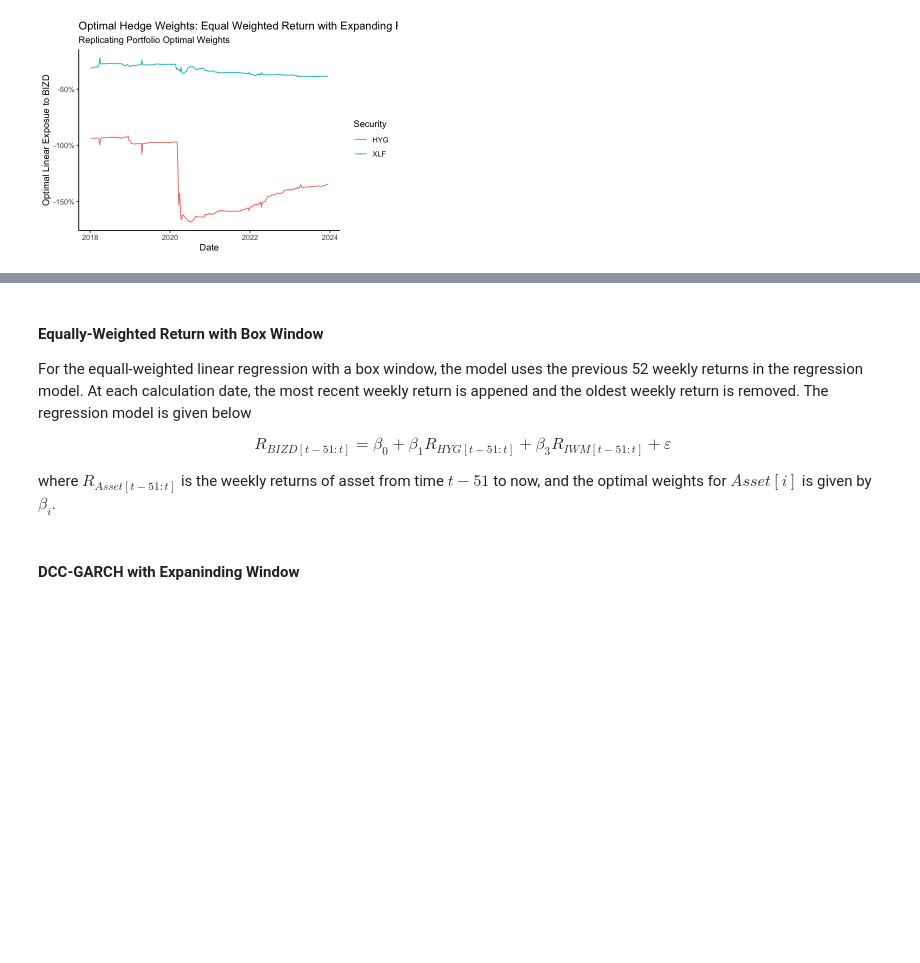
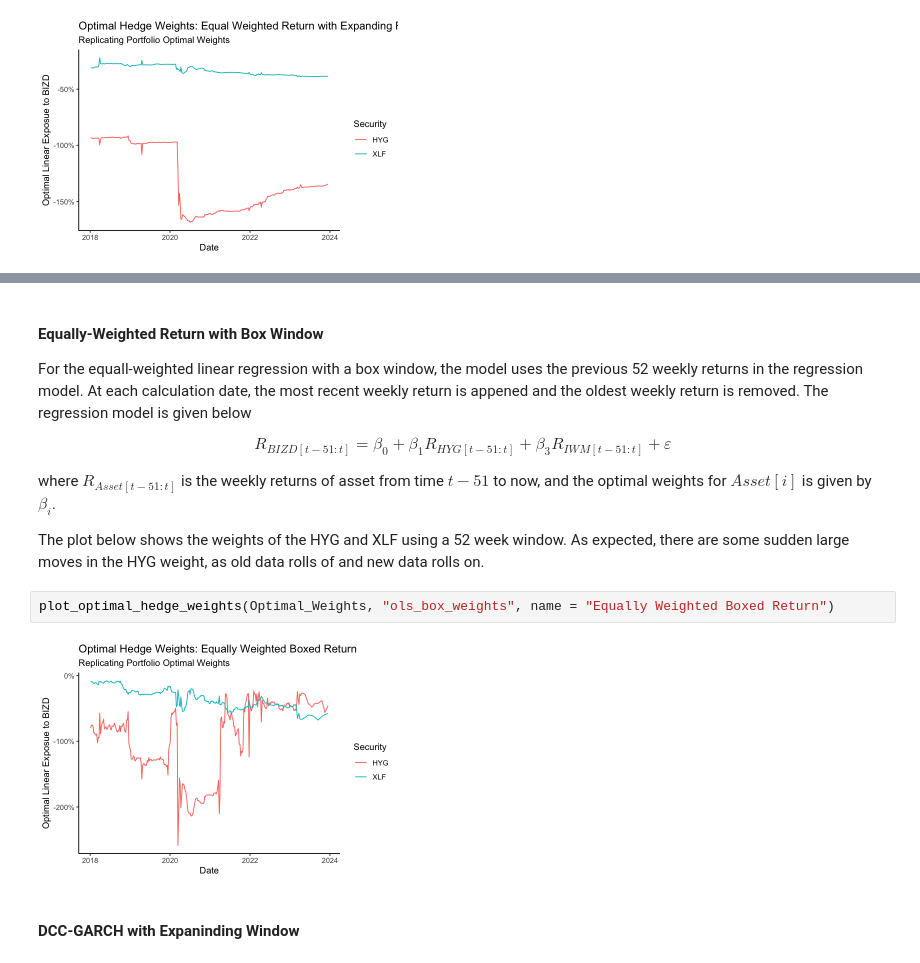
Before and after one commit to twood886/FINM33150_Quant_Trading_Project, a Jupyter notebook: Popat_Weekes_Wood_FINM33150_FinalProject.ipynb, the cells around one changed output, grey strips where cells are left out. Saved outputs shown, nothing was run; the diff lists cells and outputs as text; blank space fills up the shorter version.

```diff
--- a/Popat_Weekes_Wood_FINM33150_FinalProject.ipynb
+++ b/Popat_Weekes_Wood_FINM33150_FinalProject.ipynb
@@ -628,5 +581,11 @@ $$
 $$
 
 where $ R_{Asset[t-51:t]}$ is the weekly returns of asset from time $ t-51$ to now, and the optimal weights for $Asset[i]$ is given by $\beta_i$.
+
+The plot below shows the weights of the HYG and XLF using a 52 week window. As expected, there are some sudden large moves in the HYG weight, as old data rolls of and new data rolls on.
+# %%
+plot_optimal_hedge_weights(Optimal_Weights, "ols_box_weights", name = "Equally Weighted Boxed Return")
+# %% [output]
+[figure, added]
 # %% [markdown]
 #### DCC-GARCH with Expaninding Window
```
Also changed, not shown: parts of 22 cells of this notebook, 1 other file.
